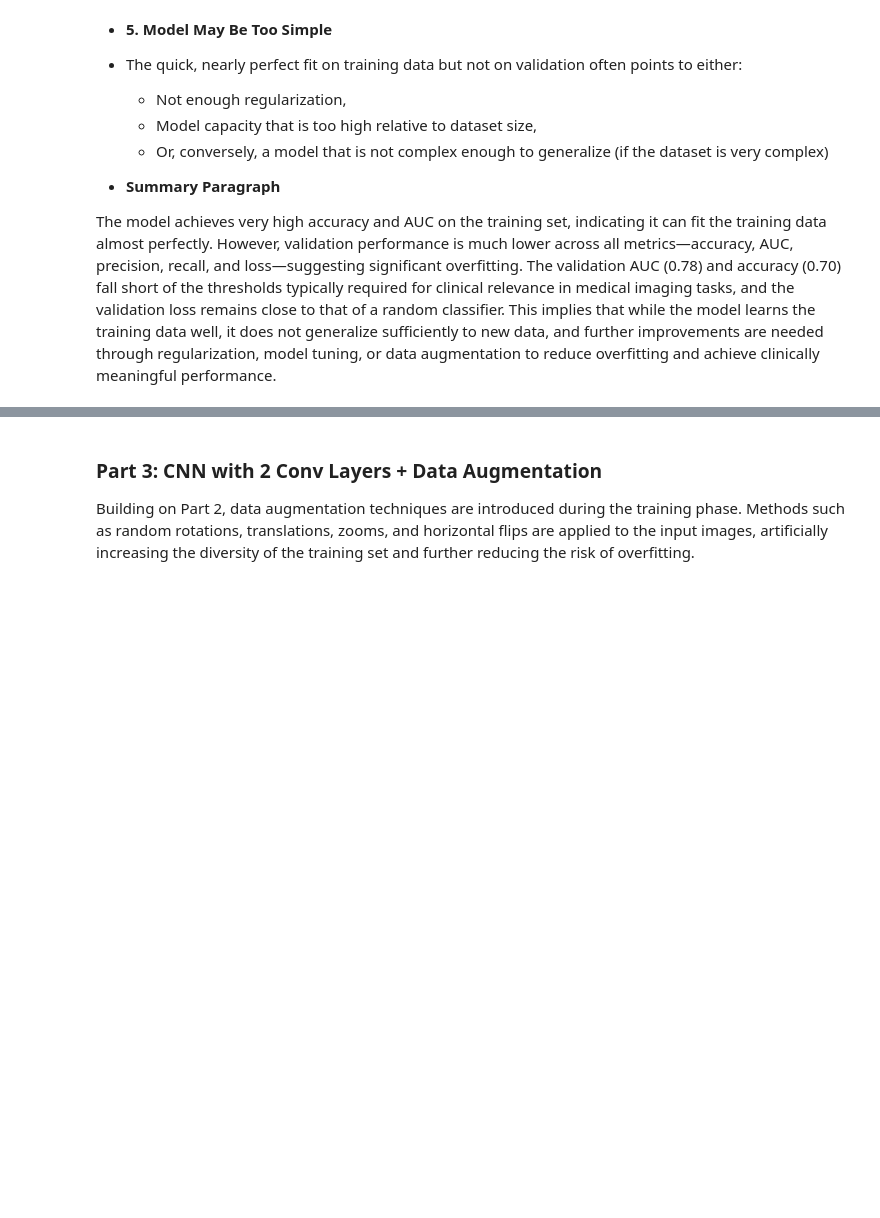
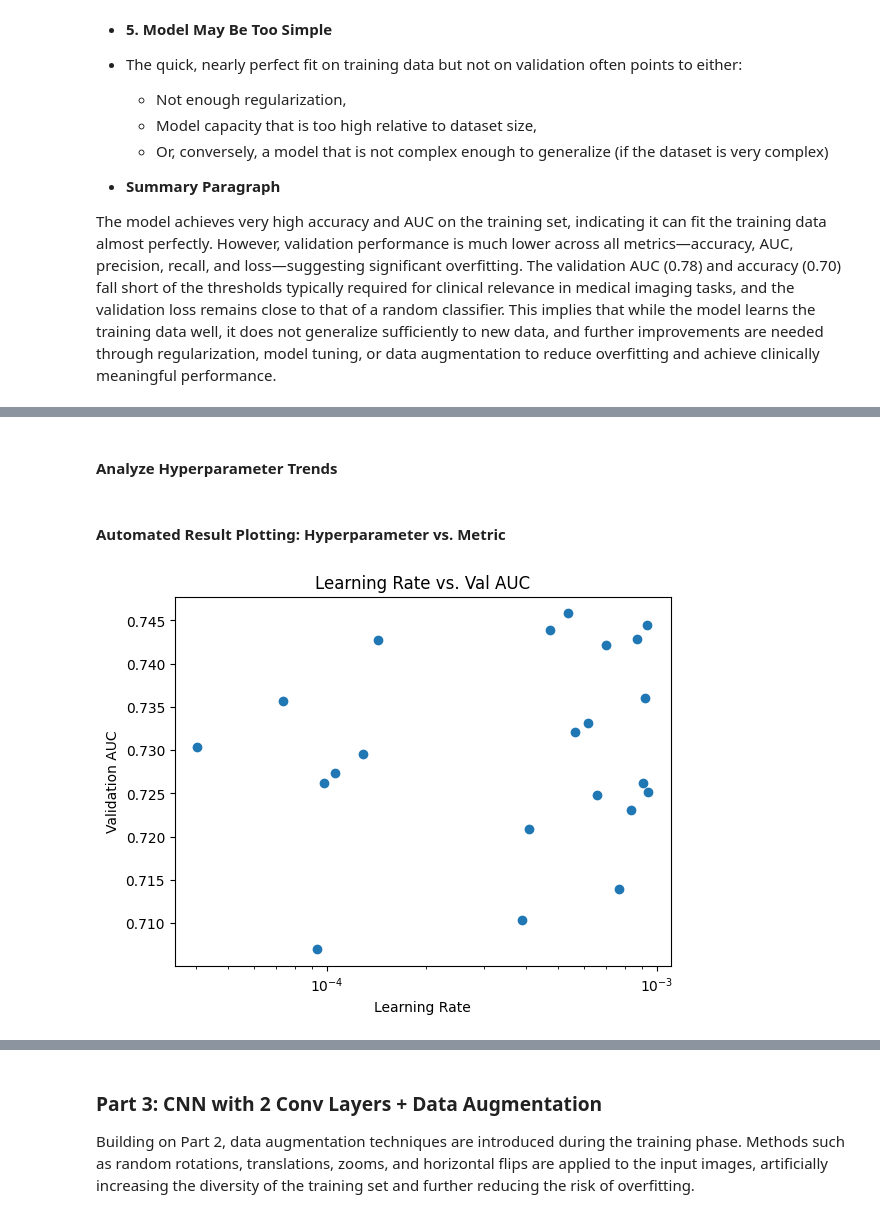
Before and after one commit to tkshfj/MMG, a Jupyter notebook: notebooks/baseline.ipynb, the cells around one changed output, grey strips where cells are left out. Saved outputs shown, nothing was run; the diff lists cells and outputs as text; code cells hidden in the pictures; blank space fills up the shorter version.

```diff
--- a/notebooks/baseline.ipynb
+++ b/notebooks/baseline.ipynb
@@ -716,0 +667,18 @@ Epoch 9/20
+# %%
+import wandb
+import pandas as pd
+
+api = wandb.Api()
+sweep = api.sweep("tkshfj-bsc-computer-science-university-of-london/MMG-notebooks/ejxlrhog")
+runs = sweep.runs
+
+# Build a DataFrame with config and summary metrics for all runs
+records = []
+for run in runs:
+    config = run.config
+    summary = run.summary
+    record = {**config, **summary}
+    records.append(record)
+
+df = pd.DataFrame(records)
+print(df.head())
@@ -716,0 +734,16 @@ Epoch 9/20
+# %% [markdown]
+#### Analyze Hyperparameter Trends
+# %% [markdown]
+#### Automated Result Plotting: Hyperparameter vs. Metric
+# %%
+import matplotlib.pyplot as plt
+
+plt.figure()
+plt.scatter(df['epoch/learning_rate'], df['epoch/val_auc'])
+plt.xlabel("Learning Rate")
+plt.ylabel("Validation AUC")
+plt.title("Learning Rate vs. Val AUC")
+plt.xscale("log")
+plt.show()
+# %% [output]
+[figure, added]
```
Also changed, not shown: parts of 16 cells of this notebook.
